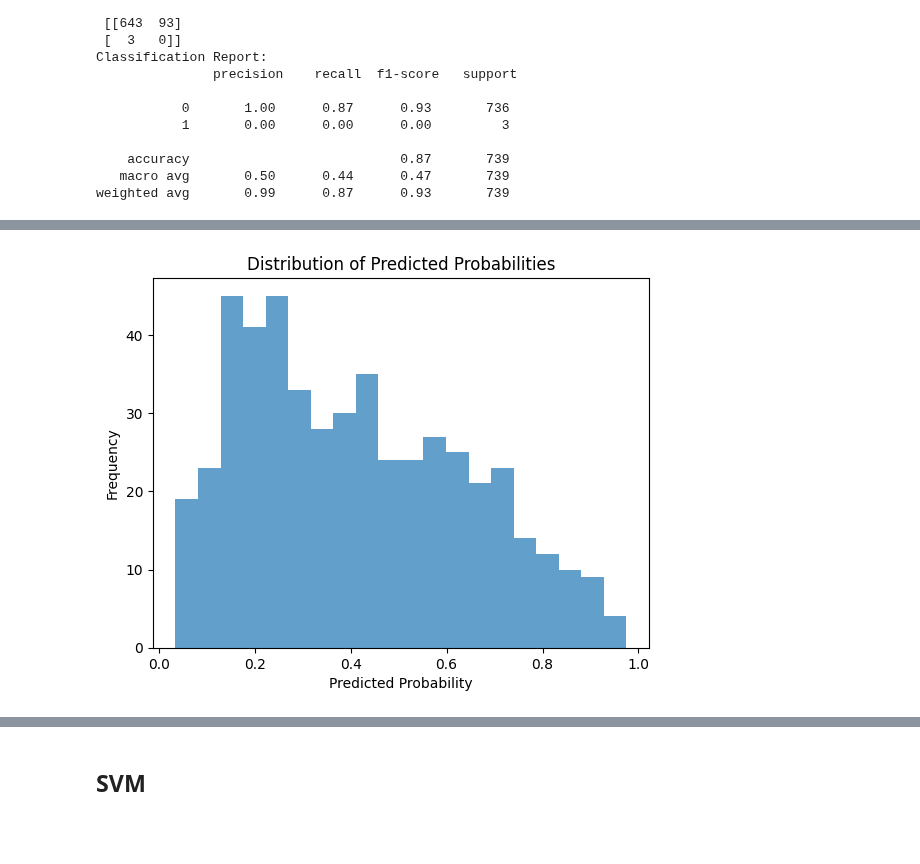
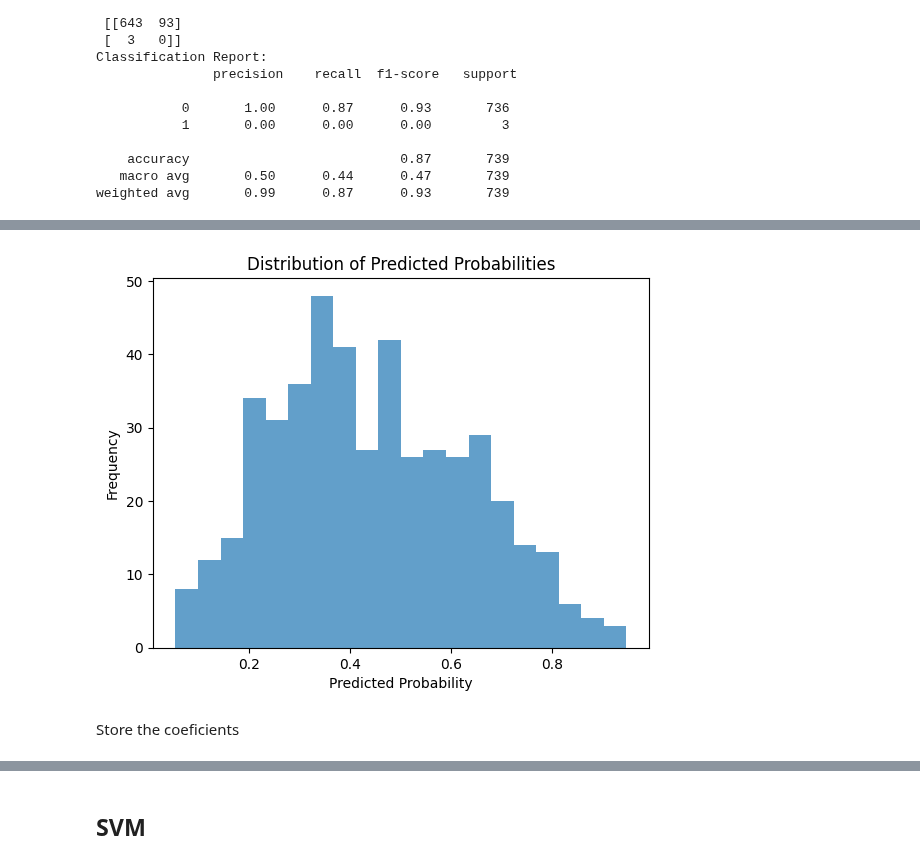
Before and after one commit to Tommy-Las/WatfordFC, a Jupyter notebook: ML_Model.ipynb, the cells around one changed output, grey strips where cells are left out. Drawn from its saved outputs; the diff is of its cells as text; code cells hidden in the pictures; blank space fills up the shorter version.

```diff
--- a/ML_Model.ipynb
+++ b/ML_Model.ipynb
@@ -455,11 +480,13 @@ weighted avg       0.98      0.48      0.64       492
 # %%
-plt.hist(y_test_prob, bins=20, alpha=0.7)
+plt.hist(y_test_probs, bins=20, alpha=0.7)
 plt.title("Distribution of Predicted Probabilities")
 plt.xlabel("Predicted Probability")
 plt.ylabel("Frequency")
 plt.show()
 # %% [output]
-[figure, old version]
+[figure, new version]
+# %% [markdown]
+Store the coeficients
 # %%
 # Reset index for consistency
 extra_cols_test.reset_index(inplace=True, drop=True)
```
Also changed, not shown: parts of 47 cells of this notebook.
